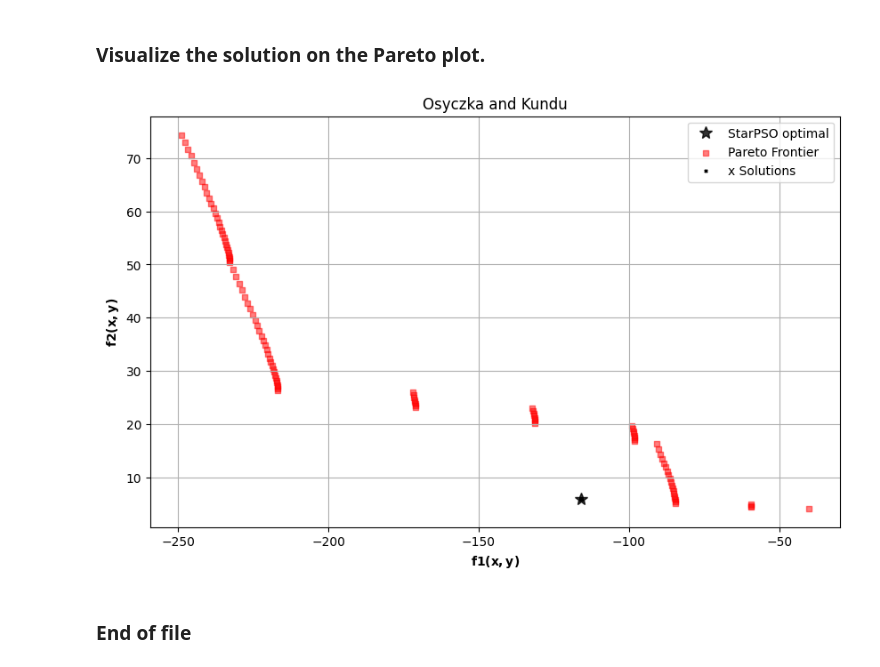
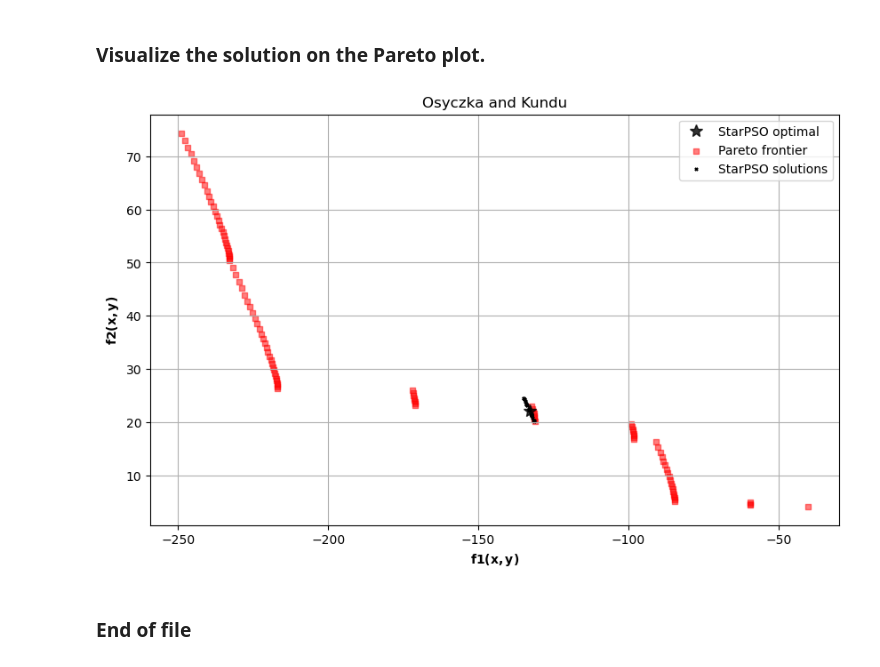
Before and after one commit to vrettasm/PyStarPSO, a Jupyter notebook: examples/osyczka_kundu_multiobjective.ipynb, the cells around one changed output. Saved outputs shown, nothing was run; the diff lists cells and outputs as text; code cells hidden in the pictures.

```diff
--- a/examples/osyczka_kundu_multiobjective.ipynb
+++ b/examples/osyczka_kundu_multiobjective.ipynb
@@ -134,7 +123,7 @@ test_PSO = StandardPSO(initial_swarm = swarm_t0, obj_func = fun_OSY,
 # %% [markdown]
 ### Optimization process.
 # %%
-test_PSO.run(max_it = 1500,
-             options = {"w0": 0.55, "c1": 1.05, "c2": 1.05, "fipso": False},
+test_PSO.run(max_it = 500,
+             options = {"w0": 0.85, "c1": 1.65, "c2": 1.65, "fipso": False},
              reset_swarm = True, verbose = True, adapt_params = False)
 # %% [output]
@@ -154,15 +143,19 @@ run: elapsed time = 12.382 seconds.
 # %%
 # Get the optimal solution from the PSO.
-_, _, x_opt = test_PSO.get_optimal_values()
+i_opt, _, x_opt = test_PSO.get_optimal_values()
 
-# Compute each objective function.
+# Compute objective function 1.
 f1_opt = -(25.0*(x_opt[0] - 2.0)**2 +
                 (x_opt[1] - 2.0)**2 +
                 (x_opt[2] - 1.0)**2 +
                 (x_opt[3] - 4.0)**2 +
                 (x_opt[4] - 1.0)**2)
 
-f2_opt = fsum([i**2 for i in x_opt])
+# Compute objective function 2.
+f2_opt = np.sum(x_opt**2)
+
+print(f"At iteration {i_opt}")
+print(" ")
 
 for i, xi in enumerate(x_opt, start=1):
     print(f"x{i}={xi:.5f}")
@@ -183,22 +178,26 @@ f2(x) = 5.99837
 # %%
 best_n = []
 
-for p in test_PSO.swarm.best_n(N//2):
+for p in test_PSO.swarm.best_n(n=25):
 
     # Extract the gene values.
-    x1, x2, x3, x4, x5, x6 = p.position
+    x1, x2, x3, x4, x5, _ = p.position
 
-    # Compute each objective function.
+    # Compute objective function 1.
     f1 = -(25.0*(x1 - 2.0)**2 +
                 (x2 - 2.0)**2 +
                 (x3 - 1.0)**2 +
                 (x4 - 4.0)**2 +
                 (x5 - 1.0)**2)
 
-    f2 = x1**2 + x2**2 + x3**2 + x4**2 + x5**2 + x6**2
+    # Compute objective function 2.
+    f2 = np.sum(p.position**2)
 
-    # Compute the final objective functions.
+    # Append both values in the list.
     best_n.append((f1, f2))
 
 # Convert to numpy.
 best_n = np.array(best_n)
+
+# Display the number of unique points.
+print("Number of unique points: ", len(np.unique(best_n, axis=0)))
@@ -237,9 +238,13 @@ for x1 in np.linspace(0.0, 10.0, L):
                     if all([C5, C6]):
 
                         # Evaluate both functions.
-                        f1 = -(25.0*(x1 - 2.0)**2 + (x2 - 2.0)**2 + (x3 - 1.0)**2 +
-                               (x4 - 4.0)**2 + (x5 - 1.0)**2)
+                        f1 = -(25.0*(x1 - 2.0)**2 +
+                                    (x2 - 2.0)**2 +
+                                    (x3 - 1.0)**2 +
+                                    (x4 - 4.0)**2 +
+                                    (x5 - 1.0)**2)
 
+                        # Evaluate both functions.
                         f2 = x1**2 + x2**2 + x3**2 + x4**2 + x5**2 + x6**2
 
                         # Keep the point in the list.
@@ -257,30 +262,30 @@ pareto_points = pareto_front(points)
 # %%
 # Create a new figure.
 plt.figure(figsize=(10, 6))
 
 # Plot the optimal solution from the PSO.
 plt.plot(f1_opt, f2_opt,
          'k*', markersize=10, alpha=0.8, label="StarPSO optimal")
 
 # Plot the Pareto front.
 plt.scatter(x=pareto_points[:, 0],
             y=pareto_points[:, 1],
-            s=20, marker='s', color='red', alpha=0.5, label="Pareto Frontier")
+            s=20, marker='s', color='red', alpha=0.5, label="Pareto frontier")
 
 # Plot all the rest of solutions.
 plt.scatter(x=best_n[:, 0],
             y=best_n[:, 1],
-            s=5, marker='x', color="black", label="x Solutions")
+            s=5, marker='x', color="black", label="StarPSO solutions")
 
 # Tidy up the plot.
 plt.title("Osyczka and Kundu")
 plt.xlabel(r"$\mathbf{f1(x,y)}$")
 plt.ylabel(r"$\mathbf{f2(x,y)}$")
 plt.legend()
 plt.grid(True)
 
 plt.savefig("Osyczka_and_Kundu_optimal.pdf", format="pdf", dpi=300)
 # %% [output]
-[figure, old version]
+[figure, new version]
 # %% [markdown]
 ### End of file
```
Also changed, not shown: parts of 7 cells of this notebook.
